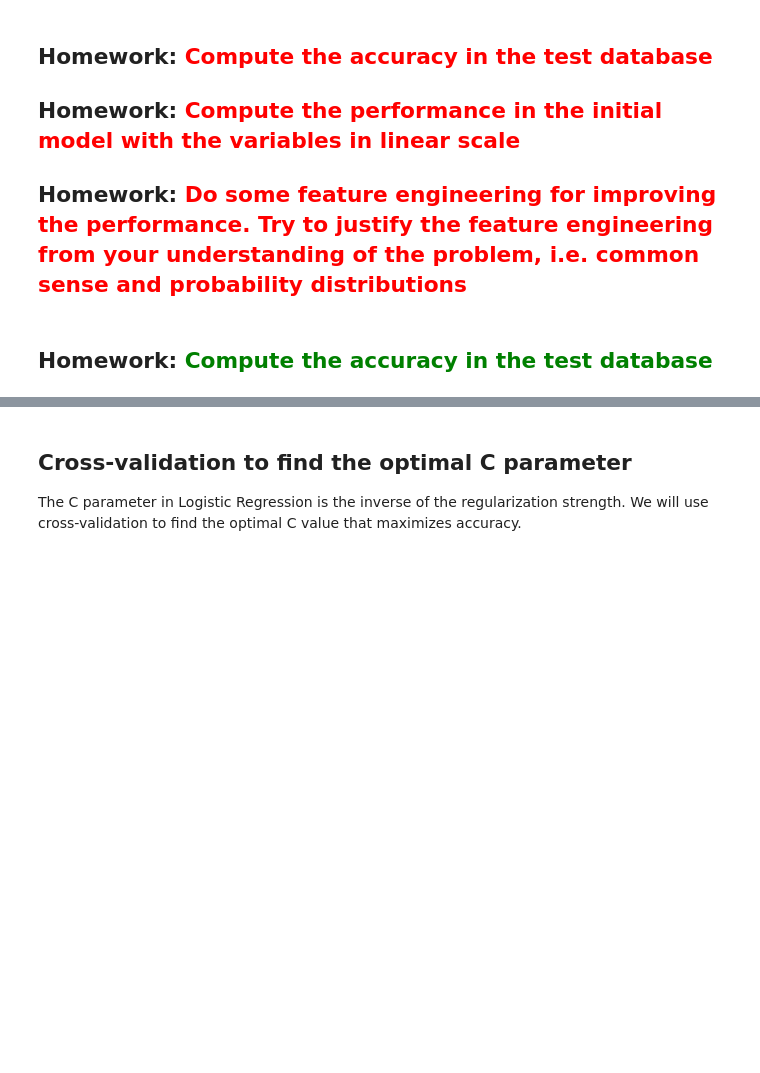
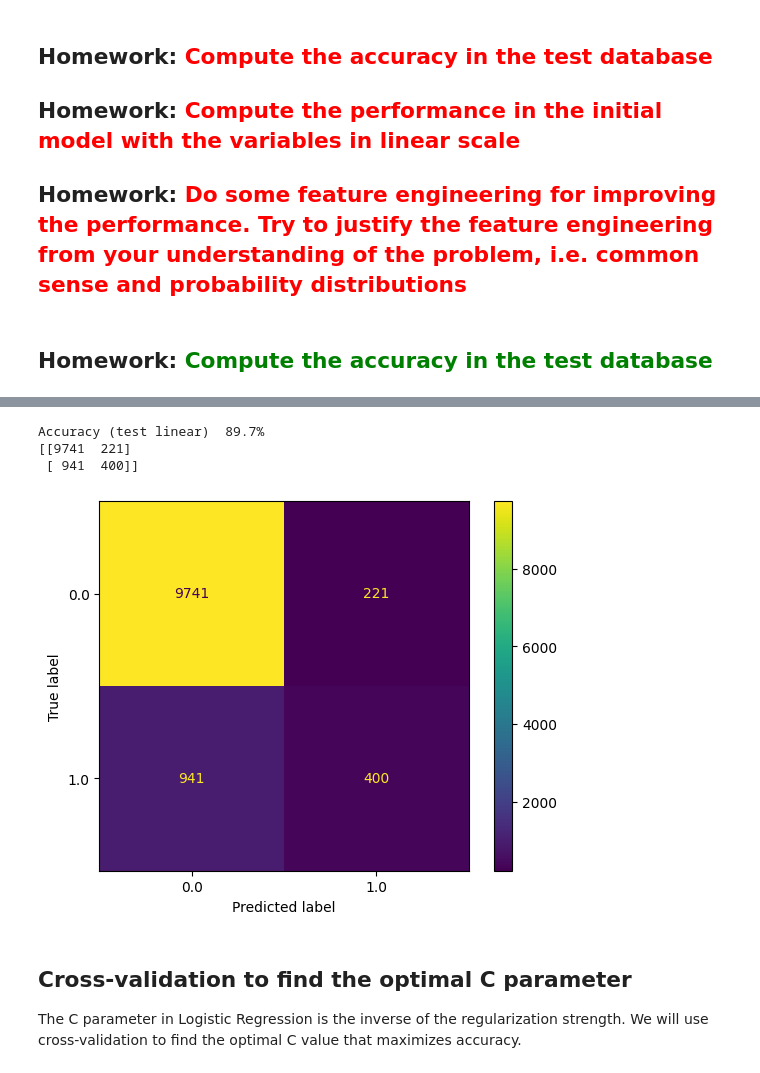
Before and after one commit to MarcelLopezLopez/MLEARN, a Jupyter notebook: Practicas/FourthPractice/FourthPractice.ipynb, the cells around one changed output, grey strips where cells are left out. Saved outputs shown, nothing was run; the diff lists cells and outputs as text; code cells hidden in the pictures; blank space fills up the shorter version.

```diff
--- a/Practicas/FourthPractice/FourthPractice.ipynb
+++ b/Practicas/FourthPractice/FourthPractice.ipynb
@@ -910,3 +951,15 @@ Accuracy (test)  89.5%
+# %%
+y_hat_test_linear = logreg.predict(X_test_linear)
+accuracy = accuracy_score(y_test_linear, y_hat_test_linear)
+print("Accuracy (test linear)  %0.1f%% " % ( accuracy * 100))
+print(confusion_matrix(y_test_linear, y_hat_test_linear))
+ConfusionMatrixDisplay.from_estimator(logreg, X_test_linear, y_test_linear)
+plt.show()
+# %% [output]
+Accuracy (test linear)  89.7%
+[[9741  221]
+ [ 941  400]]
+[figure, added]
 # %% [markdown]
 ## Cross-validation to find the optimal C parameter
 
```
Also changed, not shown: parts of 7 cells of this notebook.
